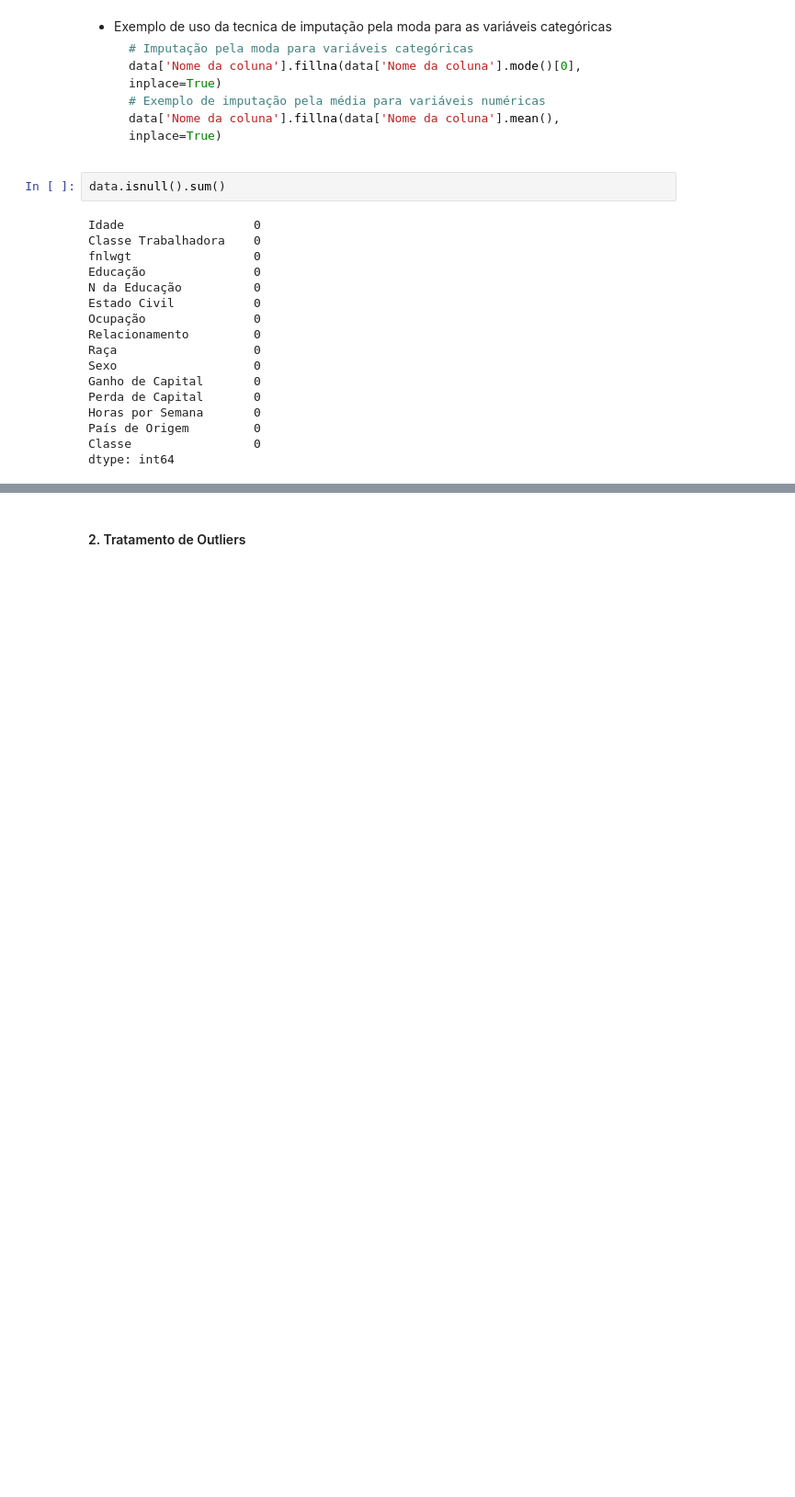
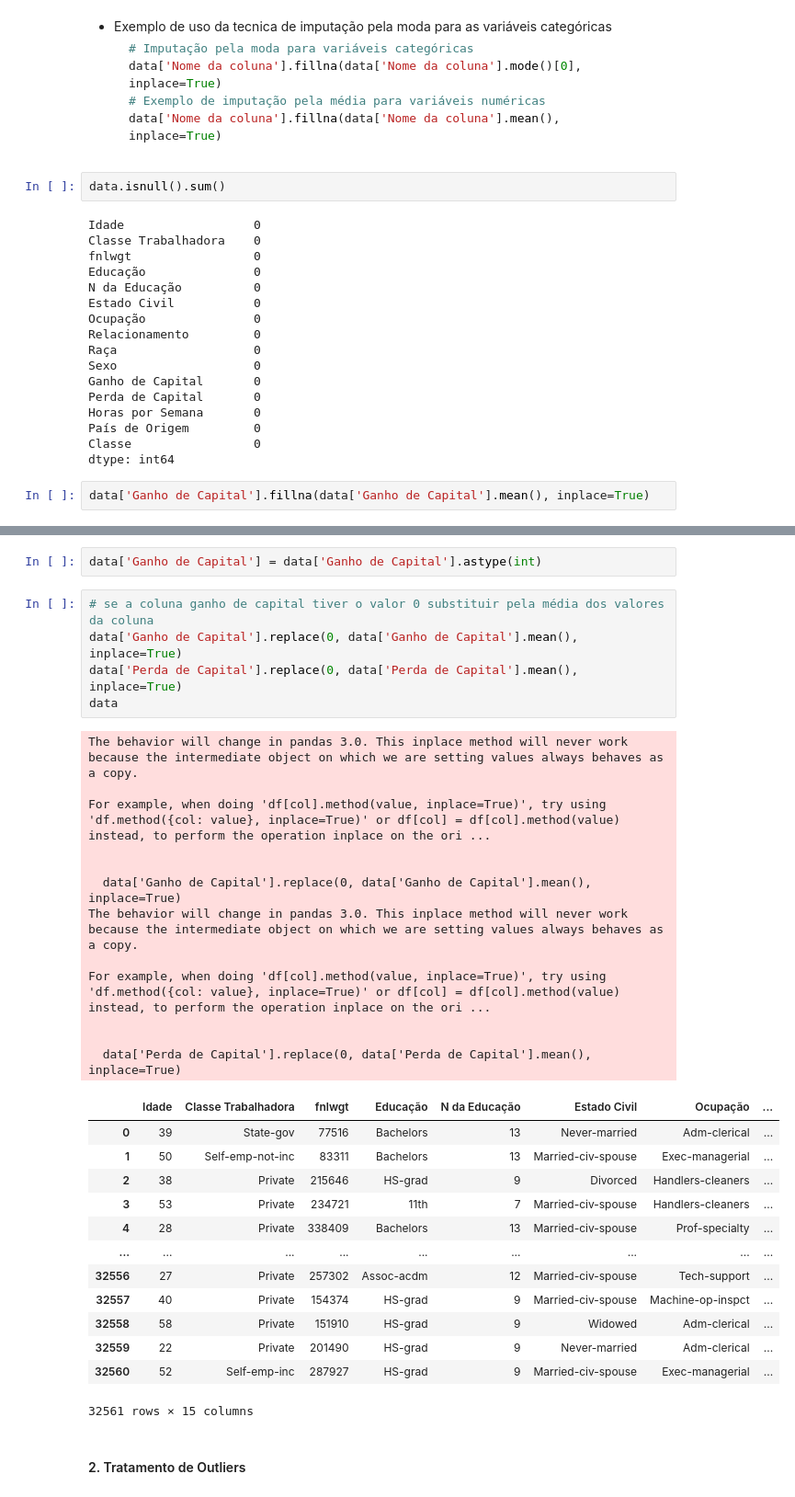
Before and after one commit to lucass235/Analise_dados_pos, a Jupyter notebook: scripts/Preparacao_dos_dados.ipynb, the cells around one changed output, grey strips where cells are left out. Shown at 92% size. Saved outputs shown, nothing was run; the diff lists cells and outputs as text; blank space fills up the shorter version.

Commit message:
update data

```diff
--- a/scripts/Preparacao_dos_dados.ipynb
+++ b/scripts/Preparacao_dos_dados.ipynb
@@ -110,3 +110,5 @@ Horas por Semana       0
 País de Origem         0
 Classe                 0
 dtype: int64
+# %%
+data['Ganho de Capital'].fillna(data['Ganho de Capital'].mean(), inplace=True)
@@ -113,2 +122,35 @@ dtype: int64
+# %%
+data['Ganho de Capital'] = data['Ganho de Capital'].astype(int)
+# %%
+# se a coluna ganho de capital tiver o valor 0 substituir pela média dos valores da coluna
+data['Ganho de Capital'].replace(0, data['Ganho de Capital'].mean(), inplace=True)
+data['Perda de Capital'].replace(0, data['Perda de Capital'].mean(), inplace=True)
+data
+# %% [output]
+The behavior will change in pandas 3.0. This inplace method will never work because the intermediate object on which we are setting values always behaves as a copy.
+
+For example, when doing 'df[col].method(value, inplace=True)', try using 'df.method({col: value}, inplace=True)' or df[col] = df[col].method(value) instead, to perform the operation inplace on the ori ...
+
+
+  data['Ganho de Capital'].replace(0, data['Ganho de Capital'].mean(), inplace=True)
+The behavior will change in pandas 3.0. This inplace method will never work because the intermediate object on which we are setting values always behaves as a copy.
+
+For example, when doing 'df[col].method(value, inplace=True)', try using 'df.method({col: value}, inplace=True)' or df[col] = df[col].method(value) instead, to perform the operation inplace on the ori ...
+
+
+  data['Perda de Capital'].replace(0, data['Perda de Capital'].mean(), inplace=True)
+|  | Idade | Classe Trabalhadora | fnlwgt | Educação | N da Educação | Estado Civil | Ocupação | ... |
+| 0 | 39 | State-gov | 77516 | Bachelors | 13 | Never-married | Adm-clerical | ... |
+| 1 | 50 | Self-emp-not-inc | 83311 | Bachelors | 13 | Married-civ-spouse | Exec-managerial | ... |
+| 2 | 38 | Private | 215646 | HS-grad | 9 | Divorced | Handlers-cleaners | ... |
+| 3 | 53 | Private | 234721 | 11th | 7 | Married-civ-spouse | Handlers-cleaners | ... |
+| 4 | 28 | Private | 338409 | Bachelors | 13 | Married-civ-spouse | Prof-specialty | ... |
+| ... | ... | ... | ... | ... | ... | ... | ... | ... |
+| 32556 | 27 | Private | 257302 | Assoc-acdm | 12 | Married-civ-spouse | Tech-support | ... |
+| 32557 | 40 | Private | 154374 | HS-grad | 9 | Married-civ-spouse | Machine-op-inspct | ... |
+| 32558 | 58 | Private | 151910 | HS-grad | 9 | Widowed | Adm-clerical | ... |
+| 32559 | 22 | Private | 201490 | HS-grad | 9 | Never-married | Adm-clerical | ... |
+| 32560 | 52 | Self-emp-inc | 287927 | HS-grad | 9 | Married-civ-spouse | Exec-managerial | ... |
+32561 rows × 15 columns
 # %% [markdown]
 #### 2. Tratamento de Outliers
```
Also changed, not shown: parts of 15 cells of this notebook.
